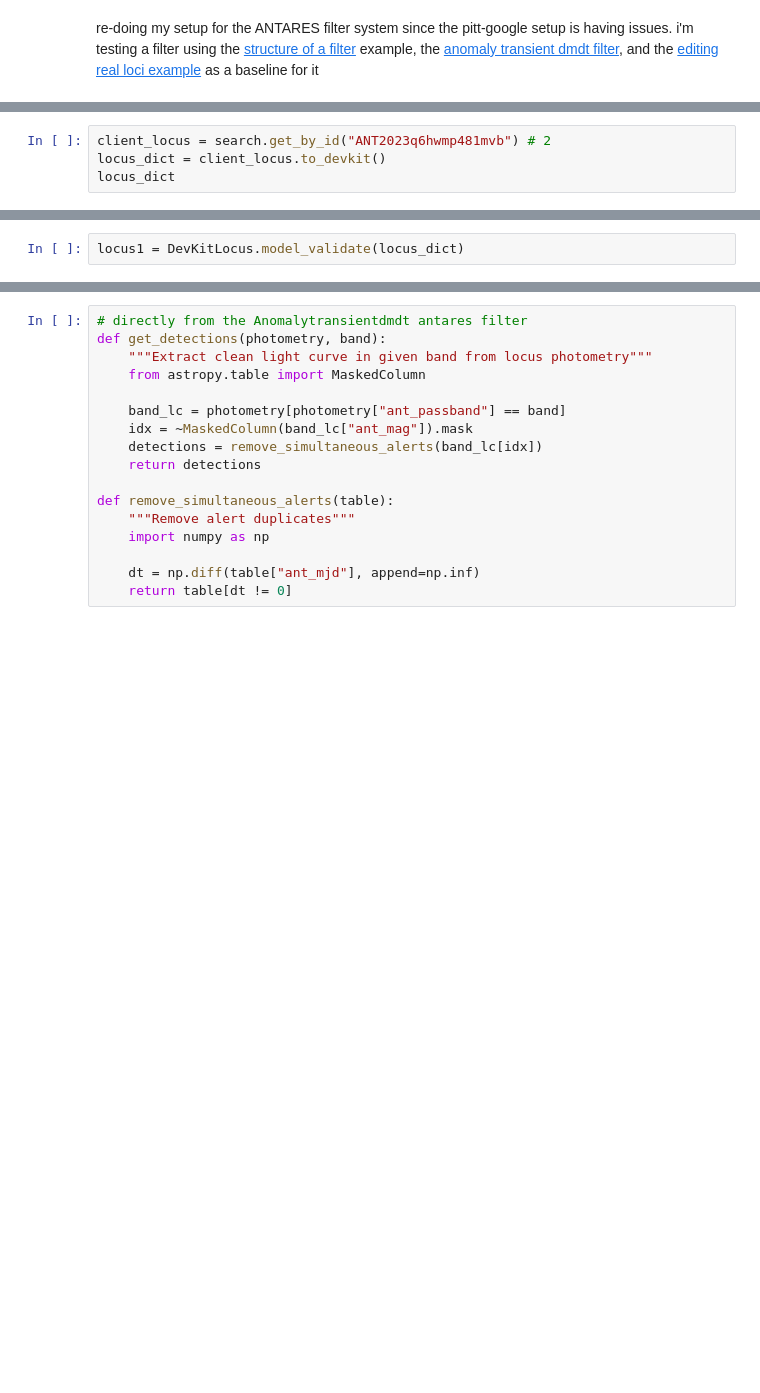
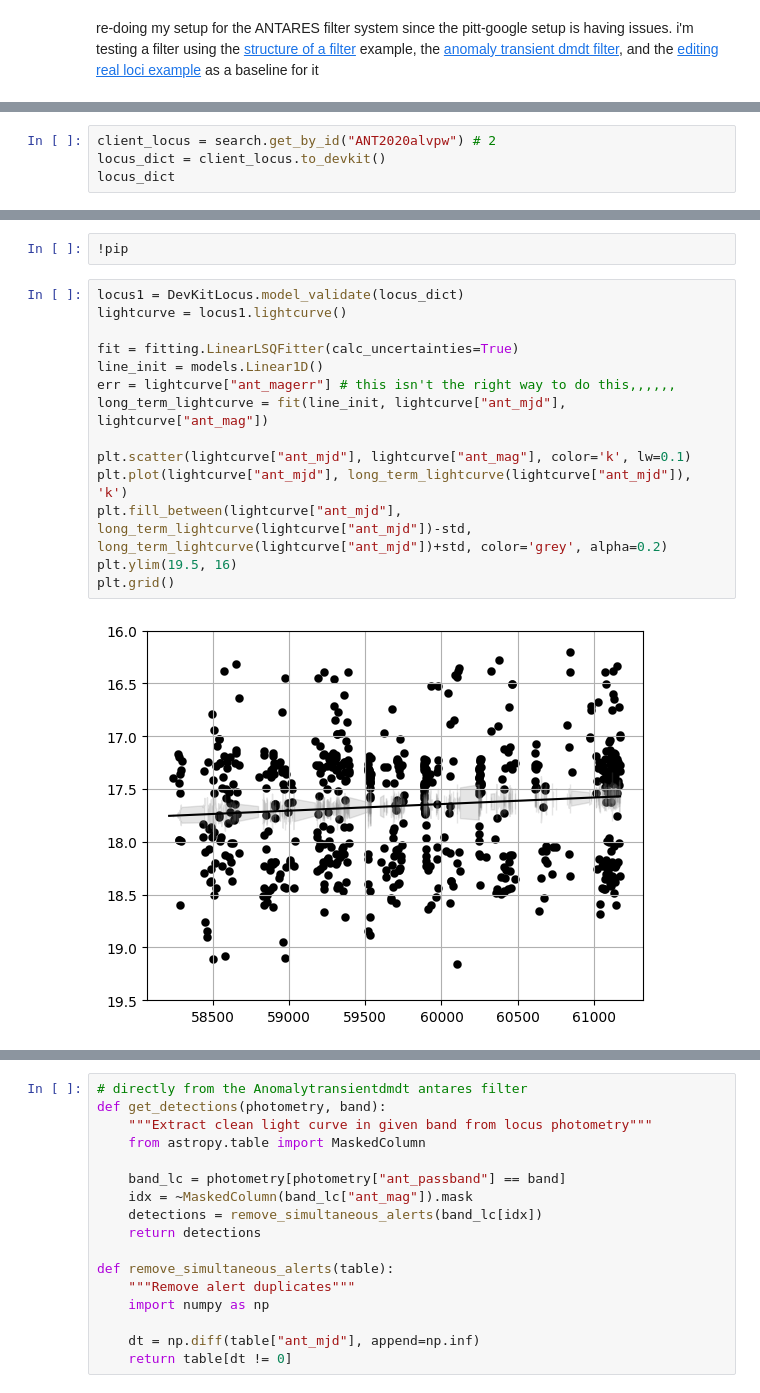
Before and after one commit to mvasq2889/pipeline, a Jupyter notebook: antares/260428_setup_test.ipynb, the cells around one changed output, grey strips where cells are left out. Drawn from its saved outputs; the diff is of its cells as text; blank space fills up the shorter version.

```diff
--- a/antares/260428_setup_test.ipynb
+++ b/antares/260428_setup_test.ipynb
@@ -29,5 +8,5 @@ ModuleNotFoundError: No module named 'antares_devkit'
 # %%
-client_locus = search.get_by_id("ANT2023q6hwmp481mvb") # 2
+client_locus = search.get_by_id("ANT2020alvpw") # 2
 locus_dict = client_locus.to_devkit()
 locus_dict
 # %% [output]
@@ -51,2 +51,18 @@ locus_dict
+# %%
+!pip
 # %%
 locus1 = DevKitLocus.model_validate(locus_dict)
+lightcurve = locus1.lightcurve()
+
+fit = fitting.LinearLSQFitter(calc_uncertainties=True)
+line_init = models.Linear1D()
+err = lightcurve["ant_magerr"] # this isn't the right way to do this,,,,,,
+long_term_lightcurve = fit(line_init, lightcurve["ant_mjd"], lightcurve["ant_mag"])
+
+plt.scatter(lightcurve["ant_mjd"], lightcurve["ant_mag"], color='k', lw=0.1)
+plt.plot(lightcurve["ant_mjd"], long_term_lightcurve(lightcurve["ant_mjd"]), 'k')
+plt.fill_between(lightcurve["ant_mjd"], long_term_lightcurve(lightcurve["ant_mjd"])-std, long_term_lightcurve(lightcurve["ant_mjd"])+std, color='grey', alpha=0.2)
+plt.ylim(19.5, 16)
+plt.grid()
+# %% [output]
+[figure, added]
```
Also changed, not shown: parts of 17 cells of this notebook, 2 other files.
